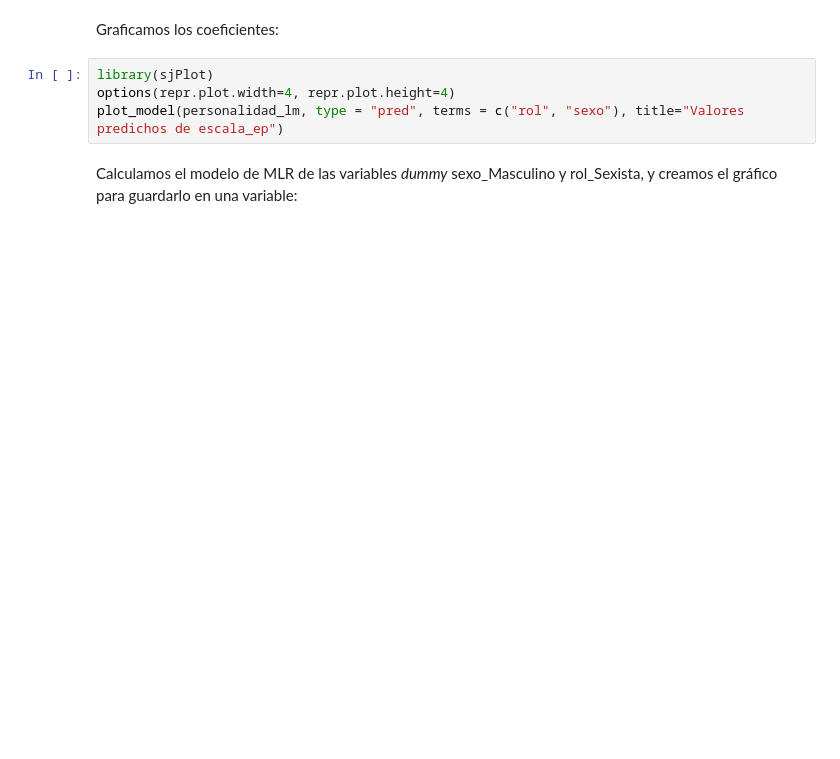
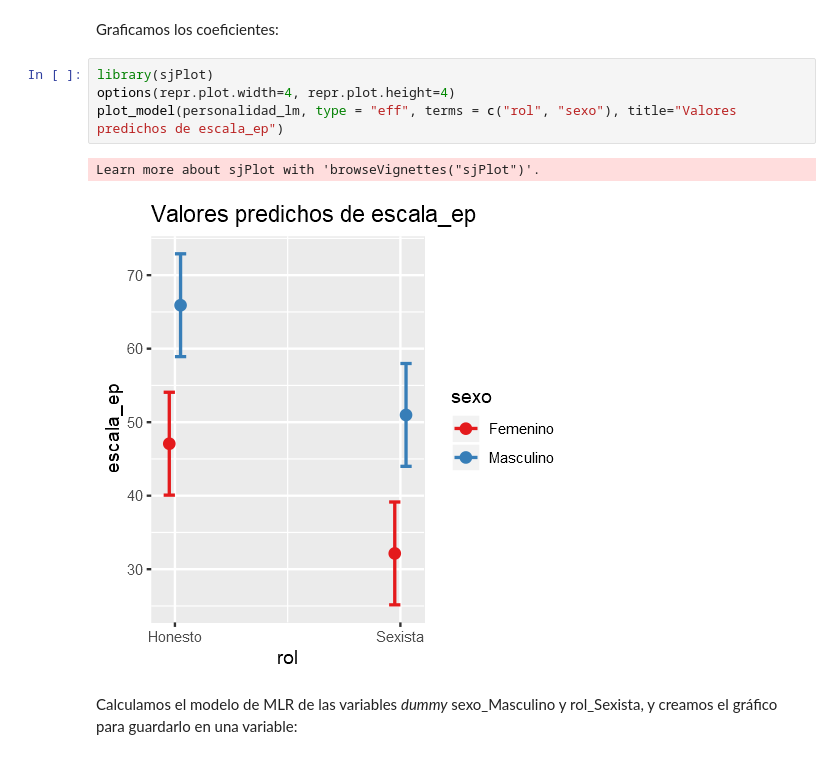
Before and after one commit to StrayChild01/TEM-Modelos-de-regresion-para-datos-categoricos, a Jupyter notebook: Unidad1/Actividad 1 - Variables dummy.ipynb, the cells around one changed output. Cells and saved outputs as stored; diff of their text form; blank space fills up the shorter version.

```diff
--- a/Unidad1/Actividad 1 - Variables dummy.ipynb
+++ b/Unidad1/Actividad 1 - Variables dummy.ipynb
@@ -25,7 +50,10 @@ Graficamos los coeficientes:
 # %%
 library(sjPlot)
 options(repr.plot.width=4, repr.plot.height=4)
-plot_model(personalidad_lm, type = "pred", terms = c("rol", "sexo"), title="Valores predichos de escala_ep")
+plot_model(personalidad_lm, type = "eff", terms = c("rol", "sexo"), title="Valores predichos de escala_ep")
+# %% [output]
+Learn more about sjPlot with 'browseVignettes("sjPlot")'.
+[figure, added]
 # %% [markdown]
 Calculamos el modelo de MLR de las variables _dummy_ sexo_Masculino y rol_Sexista, y creamos el gráfico para guardarlo en una variable:
 # %%
```
Also changed, not shown: parts of 6 cells of this notebook.
